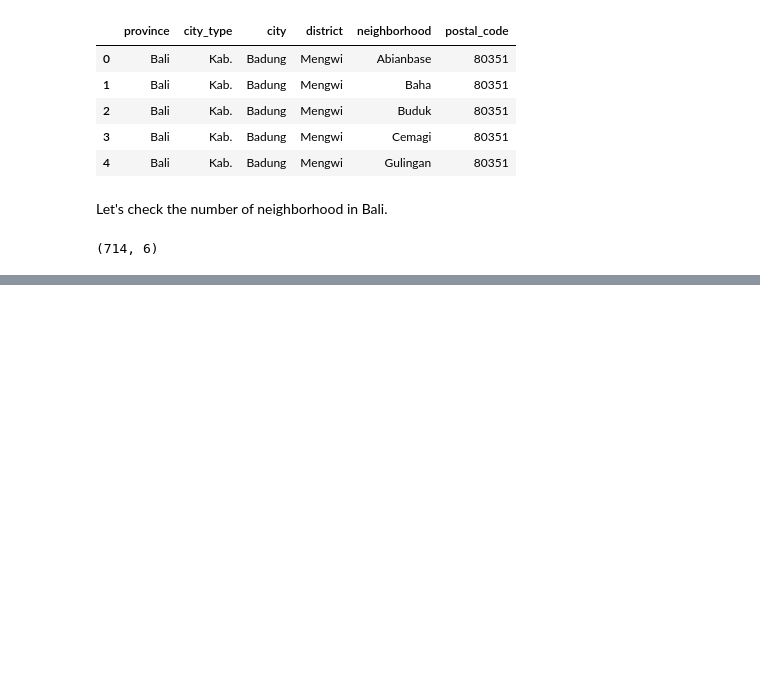
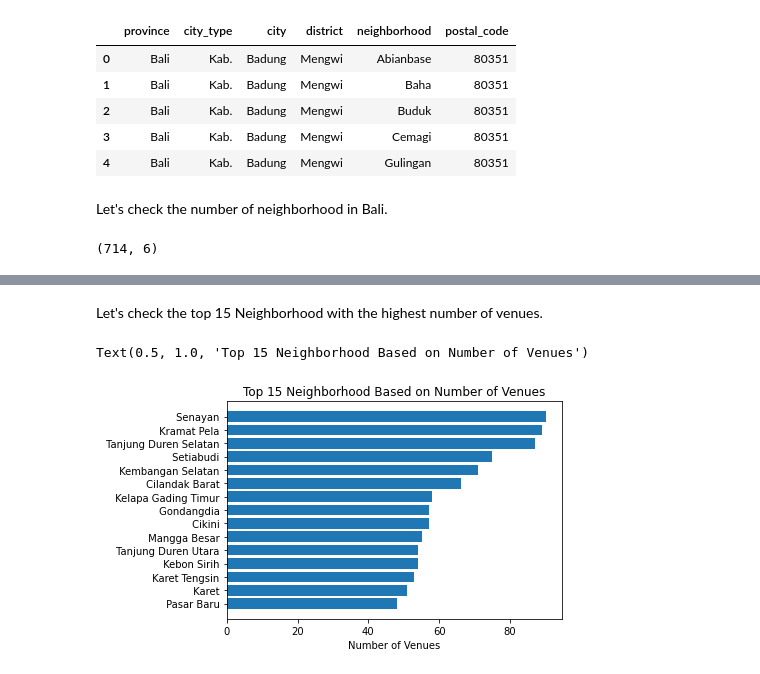
Before and after one commit to Argaadya/Coursera_Capstone, a Jupyter notebook: week4.ipynb, the cells around one changed output, grey strips where cells are left out. Cells and saved outputs as stored; diff of their text form; code cells hidden in the pictures; blank space fills up the shorter version.

```diff
--- a/week4.ipynb
+++ b/week4.ipynb
@@ -110,0 +340,8 @@ df_bali.shape
+# %%
+# Run this code if you want to retrieve the venues
+# jakarta_venues = getNearbyVenues(df_jakarta.neighborhood, df_jakarta.Latitude, df_jakarta.Longitude)
+# jakarta_venues.to_csv("data/jakarta_venue.csv", index = False)
+
+# Load pre-runned API
+jakarta_venues = pd.read_csv("data/jakarta_venue.csv")
+jakarta_venues
@@ -110,0 +362,13 @@ df_bali.shape
+# %% [markdown]
+Let's check the top 15 Neighborhood with the highest number of venues.
+# %%
+df_agg = jakarta_venues[['Neighborhood', 'Venue']].groupby(['Neighborhood']).count().sort_values(by = 'Venue', ascending = False)[0:15]
+df_agg.reset_index(inplace =True)
+df_agg = df_agg.sort_values(by = 'Venue')
+
+plt.barh(df_agg.Neighborhood, df_agg.Venue)
+plt.xlabel('Number of Venues')
+plt.title('Top 15 Neighborhood Based on Number of Venues')
+# %% [output]
+Text(0.5, 1.0, 'Top 15 Neighborhood Based on Number of Venues')
+[figure, added]
```
Also changed, not shown: parts of 74 cells of this notebook.
